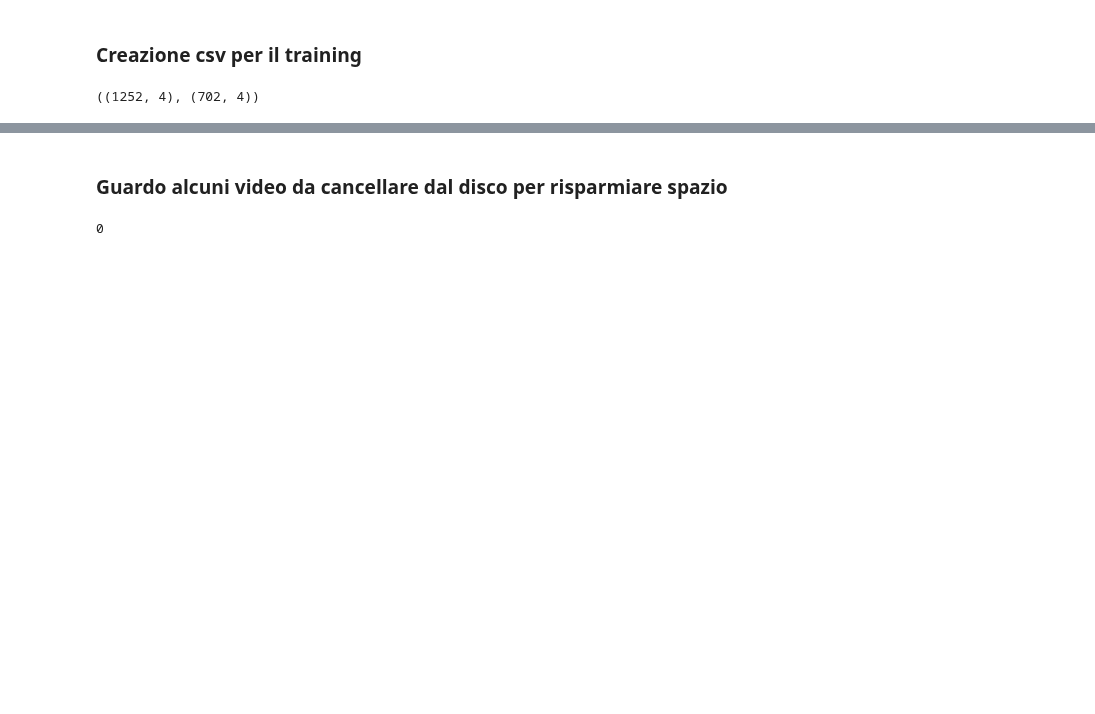
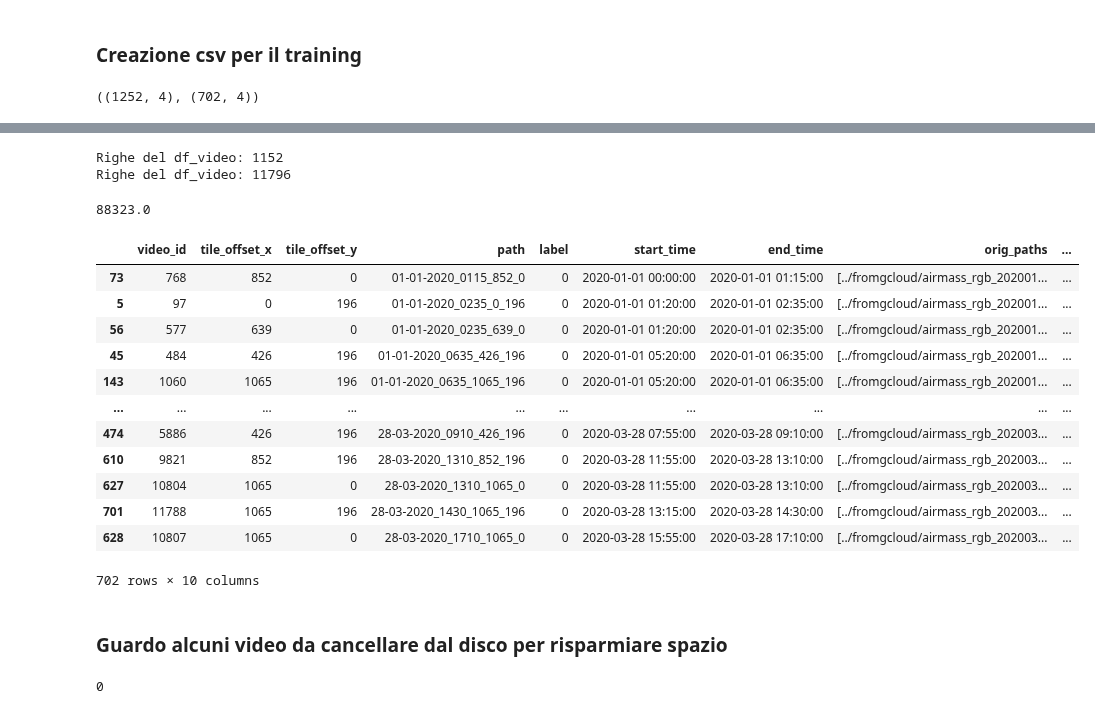
Before and after one commit to dandarm/VideoMAEv2, a Jupyter notebook: Build_dataset_videoMAE.ipynb, the cells around one changed output, grey strips where cells are left out. Saved outputs shown, nothing was run; the diff lists cells and outputs as text; code cells hidden in the pictures; blank space fills up the shorter version.

Commit message:
model statistics with relabeling - refactoring df_videos

```diff
--- a/Build_dataset_videoMAE.ipynb
+++ b/Build_dataset_videoMAE.ipynb
@@ -232,7 +219,8 @@ df_videos
 # %%
 #grouped = df.groupby(["tile_offset_x", "tile_offset_y"], group_keys=False)  # ottengo 20 gruppi  perché tante sono le tiles
 # %%
-df_videos = create_tile_videos(df)
+df_offsets_groups = group_df_by_offsets(df)
+df_videos = create_tile_videos(df_offsets_groups)
 
 m_cicloni = df_videos.label == 1
 m_non_cicloni = df_videos.label == 0
@@ -374,0 +364,2 @@ df_dataset_csv_test.to_csv("./val_supervised.csv", index=False)
+# %%
+pd.set_option('display.max_rows', 500)
@@ -374,0 +438,23 @@ df_dataset_csv_test.to_csv("./val_supervised.csv", index=False)
+# %%
+
+
+args = prepare_finetuning_args()
+
+##### prende da val_supervised.csv
+dataset_val, _ = build_dataset(is_train=False, test_mode=False, args=args)
+
+data_loader_val = DataLoader(
+    dataset_val,
+    batch_size=args.batch_size,
+    shuffle=True,         # Per estrarre sample casuali
+    num_workers=args.num_workers,
+    pin_memory=args.pin_mem,
+    drop_last=False
+)
+
+get_prediction = False
+
+all_paths, all_preds, all_labels = get_only_labels(data_loader_val)
+print(len(all_paths), len(all_preds), len(all_labels))
+df_predictions = create_df_predictions(all_paths, all_preds, all_labels)
+df_predictions.shape[0]
@@ -375,3 +487,35 @@ df_dataset_csv_test.to_csv("./val_supervised.csv", index=False)
+# %%
+df_data_time_list = [gruppi_date[6], gruppi_date[7]]
+df_videos = []
+for df_data_time_group in df_data_time_list:
+    df_offsets_groups = group_df_by_offsets(df_data_time_group)
+    df_video = create_tile_videos_relabeling(df_offsets_groups)
+    df_videos.append(df_video)
+df_videos = pd.concat(df_videos)
+# %% [output]
+Righe del df_video: 1152
+Righe del df_video: 11796
+# %%
+df_data.shape[0]/16
+# %% [output]
+88323.0
+# %%
+df_videos.merge(df_predictions, on='path').sort_values(by='start_time')
+#df_videos[df_videos.path == '24-03-2020_1950_213_196']
+# %% [output]
+|  | video_id | tile_offset_x | tile_offset_y | path | label | start_time | end_time | orig_paths | ... |
+| 73 | 768 | 852 | 0 | 01-01-2020_0115_852_0 | 0 | 2020-01-01 00:00:00 | 2020-01-01 01:15:00 | [../fromgcloud/airmass_rgb_202001... | ... |
+| 5 | 97 | 0 | 196 | 01-01-2020_0235_0_196 | 0 | 2020-01-01 01:20:00 | 2020-01-01 02:35:00 | [../fromgcloud/airmass_rgb_202001... | ... |
+| 56 | 577 | 639 | 0 | 01-01-2020_0235_639_0 | 0 | 2020-01-01 01:20:00 | 2020-01-01 02:35:00 | [../fromgcloud/airmass_rgb_202001... | ... |
+| 45 | 484 | 426 | 196 | 01-01-2020_0635_426_196 | 0 | 2020-01-01 05:20:00 | 2020-01-01 06:35:00 | [../fromgcloud/airmass_rgb_202001... | ... |
+| 143 | 1060 | 1065 | 196 | 01-01-2020_0635_1065_196 | 0 | 2020-01-01 05:20:00 | 2020-01-01 06:35:00 | [../fromgcloud/airmass_rgb_202001... | ... |
+| ... | ... | ... | ... | ... | ... | ... | ... | ... | ... |
+| 474 | 5886 | 426 | 196 | 28-03-2020_0910_426_196 | 0 | 2020-03-28 07:55:00 | 2020-03-28 09:10:00 | [../fromgcloud/airmass_rgb_202003... | ... |
+| 610 | 9821 | 852 | 196 | 28-03-2020_1310_852_196 | 0 | 2020-03-28 11:55:00 | 2020-03-28 13:10:00 | [../fromgcloud/airmass_rgb_202003... | ... |
+| 627 | 10804 | 1065 | 0 | 28-03-2020_1310_1065_0 | 0 | 2020-03-28 11:55:00 | 2020-03-28 13:10:00 | [../fromgcloud/airmass_rgb_202003... | ... |
+| 701 | 11788 | 1065 | 196 | 28-03-2020_1430_1065_196 | 0 | 2020-03-28 13:15:00 | 2020-03-28 14:30:00 | [../fromgcloud/airmass_rgb_202003... | ... |
+| 628 | 10807 | 1065 | 0 | 28-03-2020_1710_1065_0 | 0 | 2020-03-28 15:55:00 | 2020-03-28 17:10:00 | [../fromgcloud/airmass_rgb_202003... | ... |
+702 rows × 10 columns
 # %% [markdown]
 ### Guardo alcuni video da cancellare dal disco per risparmiare spazio
 # %%
```
Also changed, not shown: parts of 22 cells of this notebook, 13 other files.
